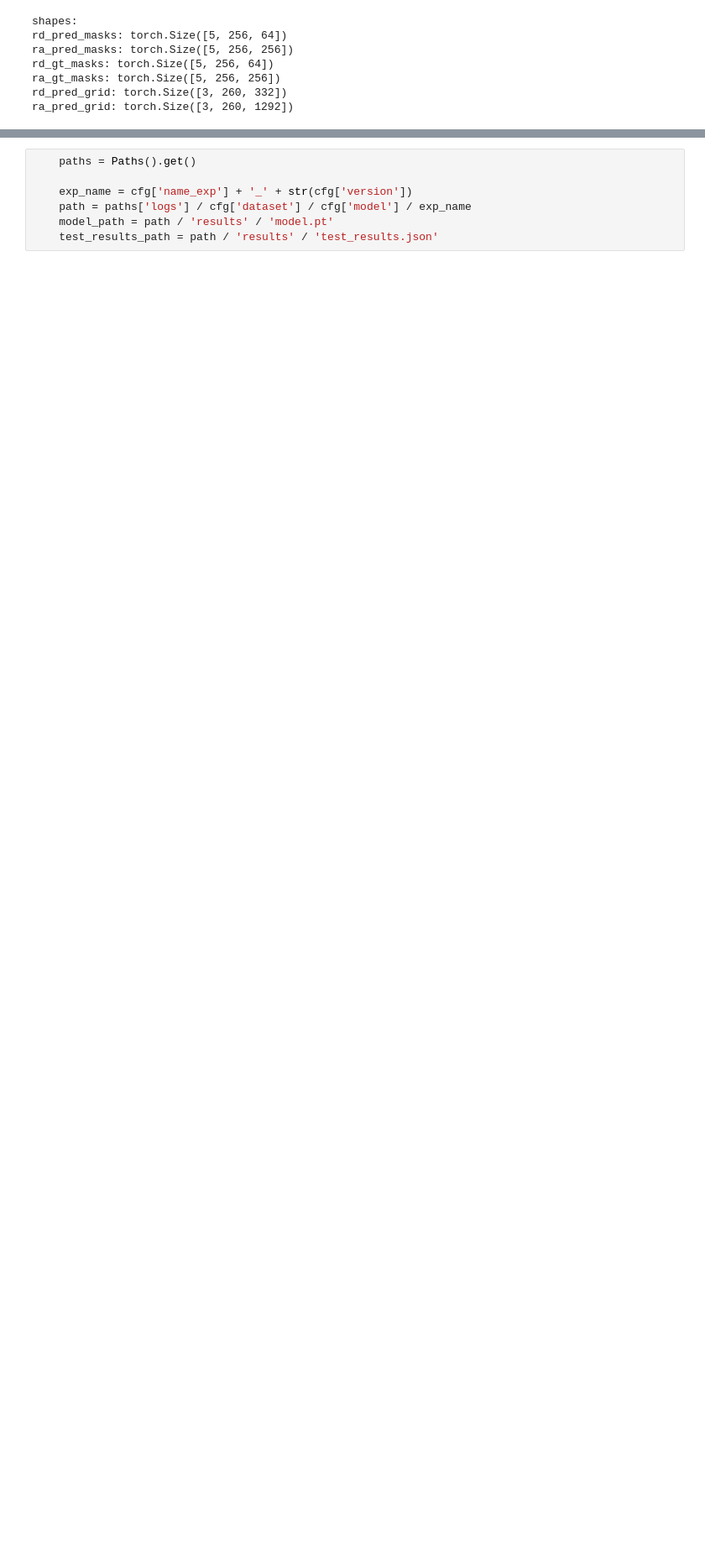
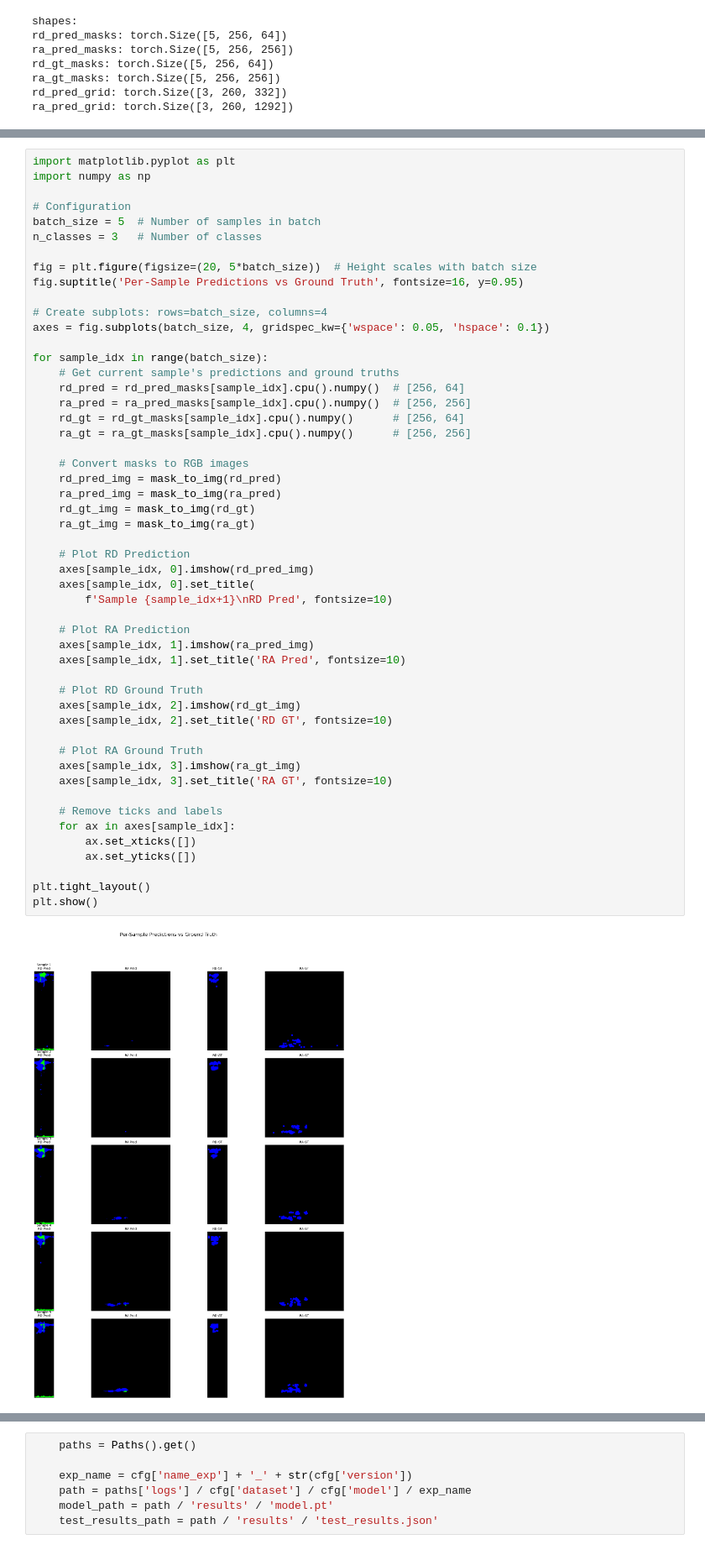
Before and after one commit to D-Idan/radar_sort, a Jupyter notebook: notebooks/mvrss_test_run.ipynb, the cells around one changed output, grey strips where cells are left out. Shown at 84% size. Cells and saved outputs as stored; diff of their text form; blank space fills up the shorter version.

```diff
--- a/notebooks/mvrss_test_run.ipynb
+++ b/notebooks/mvrss_test_run.ipynb
@@ -392,0 +360,53 @@ IndexError: boolean index did not match indexed array along axis 2; size of axis
+# %%
+import matplotlib.pyplot as plt
+import numpy as np
+
+# Configuration
+batch_size = 5  # Number of samples in batch
+n_classes = 3   # Number of classes
+
+fig = plt.figure(figsize=(20, 5*batch_size))  # Height scales with batch size
+fig.suptitle('Per-Sample Predictions vs Ground Truth', fontsize=16, y=0.95)
+
+# Create subplots: rows=batch_size, columns=4
+axes = fig.subplots(batch_size, 4, gridspec_kw={'wspace': 0.05, 'hspace': 0.1})
+
+for sample_idx in range(batch_size):
+    # Get current sample's predictions and ground truths
+    rd_pred = rd_pred_masks[sample_idx].cpu().numpy()  # [256, 64]
+    ra_pred = ra_pred_masks[sample_idx].cpu().numpy()  # [256, 256]
+    rd_gt = rd_gt_masks[sample_idx].cpu().numpy()      # [256, 64]
+    ra_gt = ra_gt_masks[sample_idx].cpu().numpy()      # [256, 256]
+
+    # Convert masks to RGB images
+    rd_pred_img = mask_to_img(rd_pred)
+    ra_pred_img = mask_to_img(ra_pred)
+    rd_gt_img = mask_to_img(rd_gt)
+    ra_gt_img = mask_to_img(ra_gt)
+
+    # Plot RD Prediction
+    axes[sample_idx, 0].imshow(rd_pred_img)
+    axes[sample_idx, 0].set_title(
+        f'Sample {sample_idx+1}\nRD Pred', fontsize=10)
+
+    # Plot RA Prediction
+    axes[sample_idx, 1].imshow(ra_pred_img)
+    axes[sample_idx, 1].set_title('RA Pred', fontsize=10)
+
+    # Plot RD Ground Truth
+    axes[sample_idx, 2].imshow(rd_gt_img)
+    axes[sample_idx, 2].set_title('RD GT', fontsize=10)
+
+    # Plot RA Ground Truth
+    axes[sample_idx, 3].imshow(ra_gt_img)
+    axes[sample_idx, 3].set_title('RA GT', fontsize=10)
+
+    # Remove ticks and labels
+    for ax in axes[sample_idx]:
+        ax.set_xticks([])
+        ax.set_yticks([])
+
+plt.tight_layout()
+plt.show()
+# %% [output]
+[figure, added]
```
Also changed, not shown: parts of 3 cells of this notebook.
